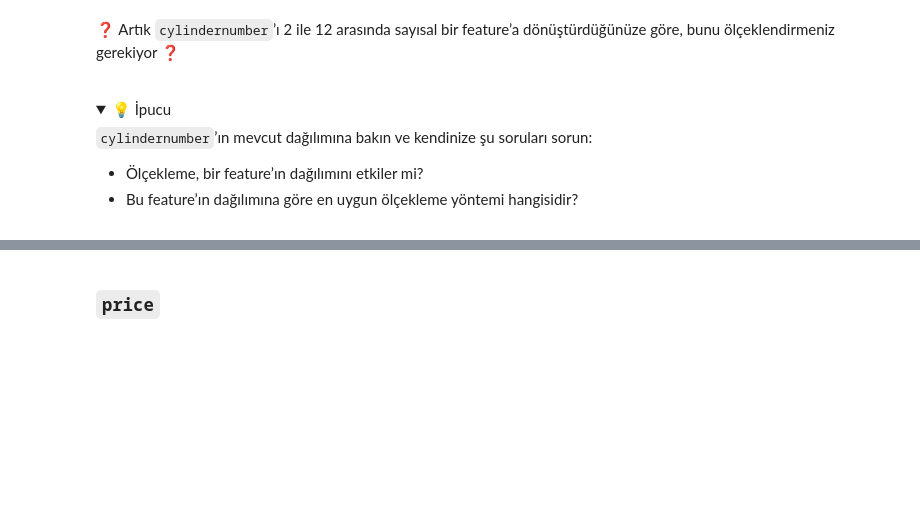
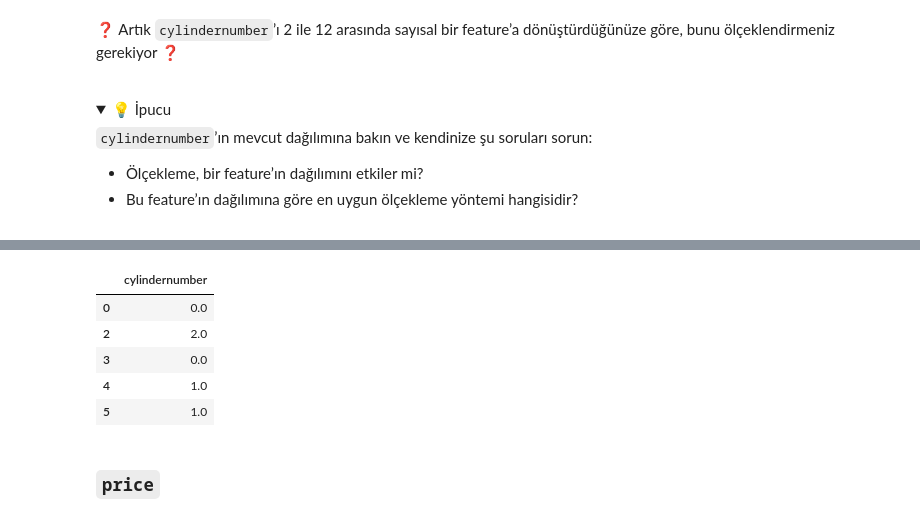
Before and after one commit to kaanaydin02/S16D2-S-Data-car-prices, a Jupyter notebook: Car-Prices.ipynb, the cells around one changed output, grey strips where cells are left out. Saved outputs shown, nothing was run; the diff lists cells and outputs as text; code cells hidden in the pictures; folded sections open; blank space fills up the shorter version.

```diff
--- a/Car-Prices.ipynb
+++ b/Car-Prices.ipynb
@@ -212,0 +302,3 @@ df.shape
+# %%
+df = pd.get_dummies(df, columns=['enginetype'], drop_first=True)
+df.shape
@@ -237,0 +340,13 @@ df.shape
+# %%
+cylinder_map = {
+    'two': 2,
+    'three': 3,
+    'four': 4,
+    'five': 5,
+    'six': 6,
+    'eight': 8,
+    'twelve': 12
+}
+
+df['cylindernumber'] = df['cylindernumber'].map(cylinder_map)
+df['cylindernumber'].value_counts()
@@ -243,6 +368,16 @@ df.shape
 <img src="https://wagon-public-datasets.s3.amazonaws.com/05-Machine-Learning/02-Prepare-the-dataset/car_price_after_scaling_and_encoding.png">
 
 </details>
+# %%
+df[['cylindernumber']] = robust_scaler.fit_transform(df[['cylindernumber']])
+df[['cylindernumber']].head()
+# %% [output]
+|  | cylindernumber |
+| 0 | 0.0 |
+| 2 | 2.0 |
+| 3 | 0.0 |
+| 4 | 1.0 |
+| 5 | 1.0 |
 # %% [markdown]
 ### `price`
 # %% [markdown]
```
Also changed, not shown: parts of 24 cells of this notebook, 2 other files.
